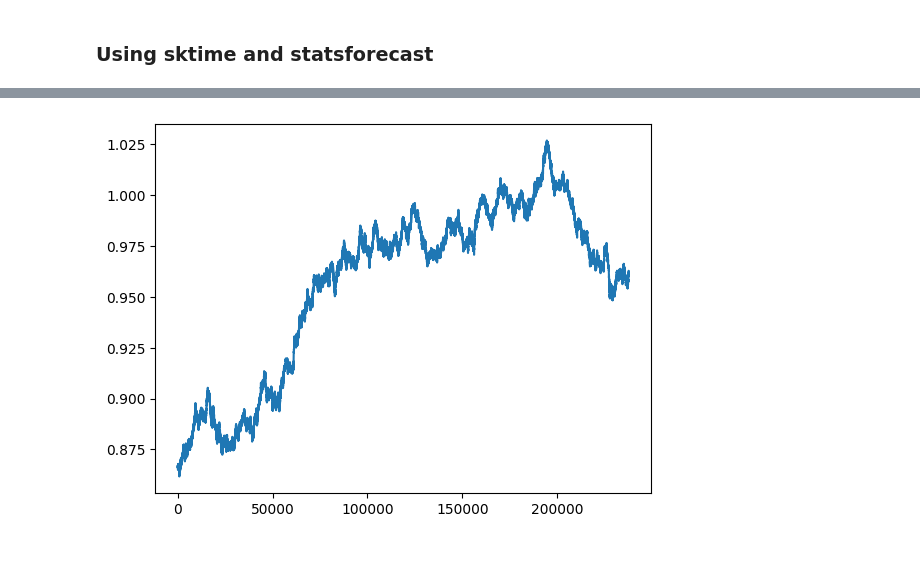
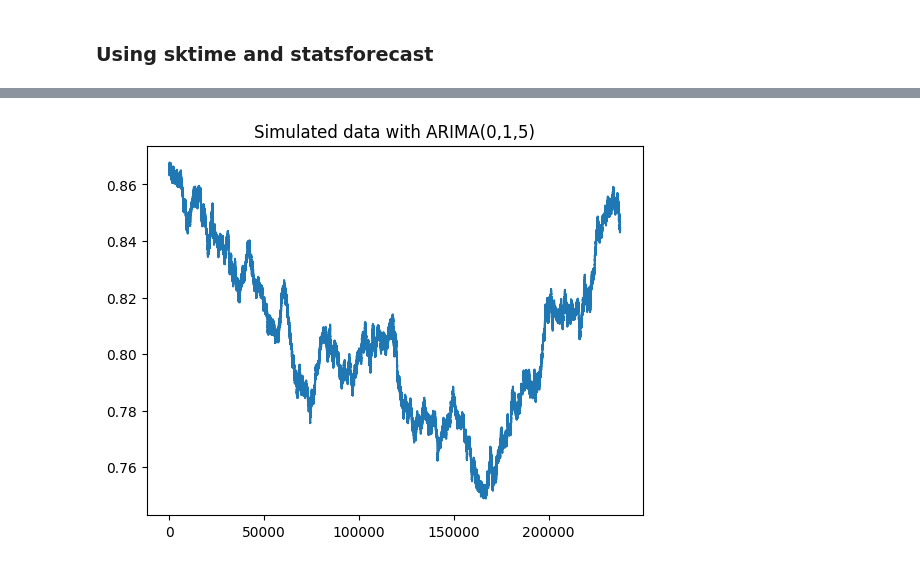
Before and after one commit to edoardoCame/PythonMiniTutorials, a Jupyter notebook: time series models/...To practice/ts simulation ARIMA.ipynb, the cells around one changed output, grey strips where cells are left out. Cells and saved outputs as stored; diff of their text form; code cells hidden in the pictures.

```diff
--- a/time series models/...To practice/ts simulation ARIMA.ipynb
+++ b/time series models/...To practice/ts simulation ARIMA.ipynb
@@ -74,33 +74,31 @@ close = data_downloaded["close"].to_numpy() #We transform the close prices into
 # %%
 import numpy as np
 import pandas as pd
 from numba import njit
 
 @njit(fastmath = True) #we use the njit decorator to speed up the function
-def GenerateSimulation(data):
+def GenerateSimulation(data, plot= False):
     yt = np.zeros(len(data))
-    #yt[0] = np.mean(data)
+    yt[0] = data[0]
     error_terms = np.zeros(len(data))
     sigma2 = 2.956406656496939e-08
     sigma = np.sqrt(sigma2)
     error_terms[0] = np.random.normal(0, sigma)
     intercept = -5.398901140173307e-08
 
     for i in range(1,len(yt)):
         error_terms[i] = np.random.normal(0, sigma)
-        yt[i] = intercept  + error_terms[i] + -0.1042188993634203 * error_terms[i-1] + -0.029764115450367442 * error_terms[i-2] + -0.002917953581047072 * error_terms[i-3] + 0.004290940137585559 * error_terms[i-4] + -0.012028812812397361 * error_terms[i-5]
+        yt[i] = yt[i-1] + intercept  + error_terms[i] + -0.1042188993634203 * error_terms[i-1] + -0.029764115450367442 * error_terms[i-2] + -0.002917953581047072 * error_terms[i-3] + 0.004290940137585559 * error_terms[i-4] + -0.012028812812397361 * error_terms[i-5]
 
     return yt
 
-yt = GenerateSimulation(close)
-yt[0] = close[0]
-simulated_data = np.cumsum(yt)
-
+simulated_data = GenerateSimulation(close)
 import matplotlib.pyplot as plt
 plt.plot(simulated_data)
+plt.title("Simulated data with ARIMA(0,1,5)")
 plt.show()
 # %% [output]
-[figure, old version]
+[figure, new version]
 # %%
 ### Now I need to simulate thousands of time series based on that model; I will use the same error terms for all of them
 @njit(fastmath = True) #we use the njit decorator to speed up the function
```
Also changed, not shown: parts of 1 cell of this notebook.
